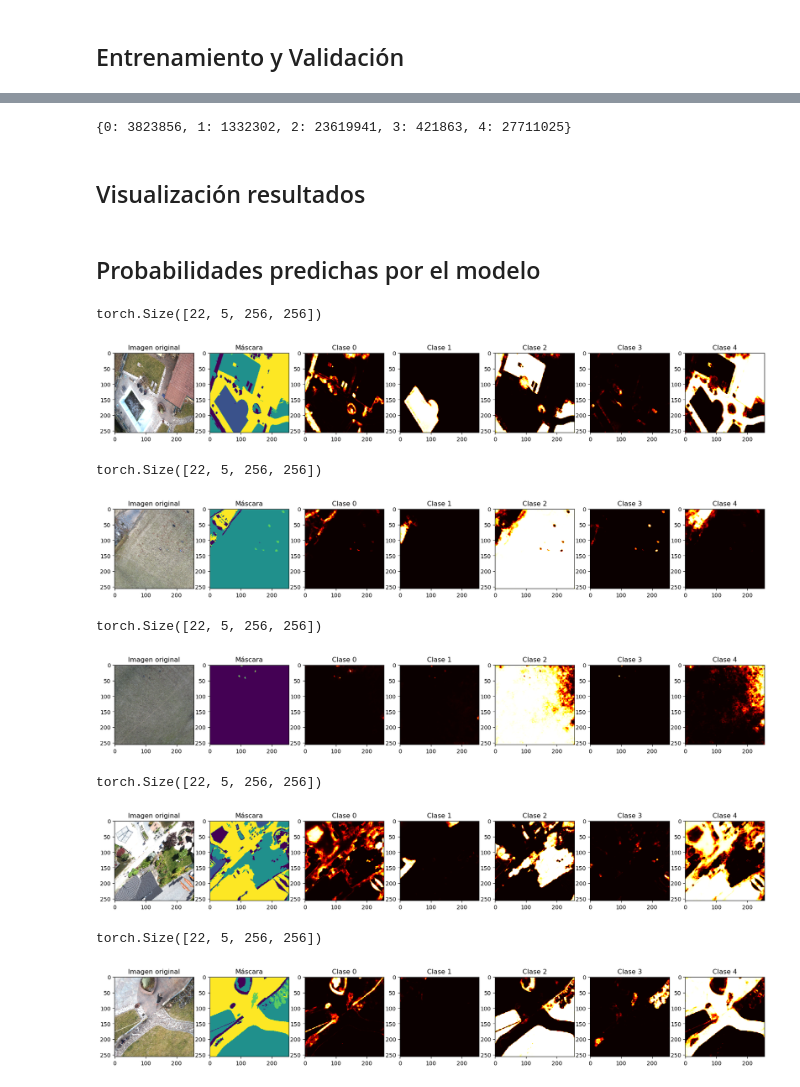
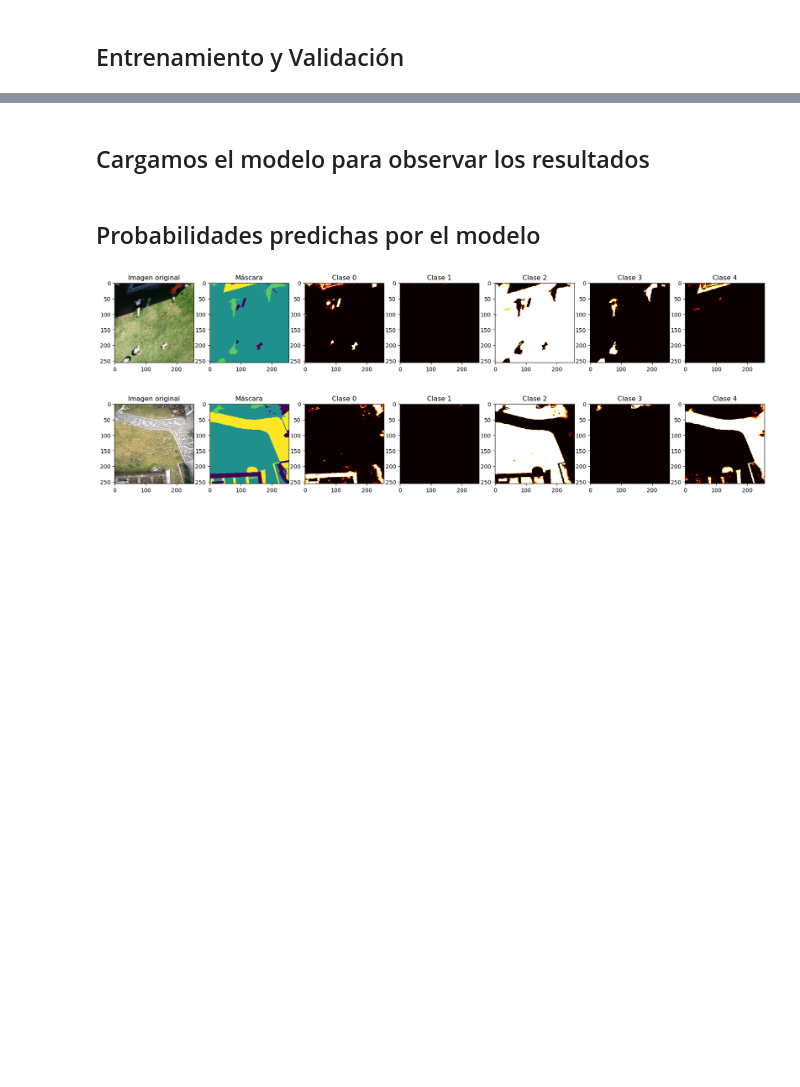
Before and after one commit to CarlosM2807/TrabajoFindeGrado2023-2024, a Jupyter notebook: new_tfg.ipynb, the cells around one changed output, grey strips where cells are left out. Drawn from its saved outputs; the diff is of its cells as text; code cells hidden in the pictures; blank space fills up the shorter version.

```diff
--- a/new_tfg.ipynb
+++ b/new_tfg.ipynb
@@ -62,20 +88,0 @@ Tenemos  44  lotes de  22  imágenes para test
-# %%
-# Obtén el primer lote de datos del cargador de datos de entrenamiento
-imagenes, mascaras = next(iter(train_loader))
-
-# Selecciona la primera imagen y máscara del lote
-imagen = imagenes[0]
-mascara = mascaras[0]
-
-print(imagen.size())
-print(mascara.size())
-
-# Ahora puedes visualizar la imagen y la máscara con imshow()
-plt.figure(figsize=(12, 6))
-plt.subplot(1, 2, 1)
-plt.imshow(imagen)
-plt.title('Imagen')
-plt.subplot(1, 2, 2)
-plt.imshow(mascara, cmap='gray')
-plt.title('Máscara')
-plt.show()
@@ -226,0 +342,16 @@ El tiempo de entrenamiento del modelo son:  939.8690075119337  minutos
+# %%
+# Crear una figura y un eje
+fig, ax = plt.subplots()
+
+# Trazar los learning rates
+ax.plot(total_losses)
+
+# Establecer el título y las etiquetas de los ejes
+ax.set_title('Evolución de la Pérdida durante el entrenamiento')
+ax.set_xlabel('Iteración')
+ax.set_ylabel('Pérdida de entrenamiento')
+
+plt.savefig('metrics/loss_train/last_try.png')
+
+# Mostrar la gráfica
+plt.show()
@@ -249,6 +414,2 @@ plt.show()
-# %%
-correctos_mejor
-# %% [output]
-{0: 3823856, 1: 1332302, 2: 23619941, 3: 421863, 4: 27711025}
 # %% [markdown]
-## Visualización resultados
+## Cargamos el modelo para observar los resultados
@@ -257,7 +416,7 @@ import torch.nn.functional as function
 # %%
-ruta_modelo = "models/prueba_buena.pth"
+ruta_modelo = "models/last_try.pth"
 
-modelo = torch.load(ruta_modelo)
+modelo = torch.load(ruta_modelo, map_location=torch.device('cpu'))
 # %% [markdown]
 ## Probabilidades predichas por el modelo
 # %%
@@ -282,42 +441,34 @@ for batch_idx, (imagenes, mascaras) in enumerate(test_loader):
         outputs = modelo(imagenes)
         #print(outputs.size())
 
     # Aplica la función softmax para obtener las probabilidades
     probabilities = torch.softmax(outputs, dim=1)
-    print(probabilities.size())
+    #print(probabilities.size())
 
     # Crea una figura con subplots en una sola línea
     fig, axs = plt.subplots(1, 7, figsize=(21, 3))  # Ajusta el tamaño de la figura según sea necesario
 
     # Muestra la imagen original
     axs[0].imshow(imagenes2[0].cpu().numpy())
     axs[0].set_title("Imagen original")
 
     # Muestra la máscara
     axs[1].imshow(mascaras[0].cpu().numpy())
     axs[1].set_title("Máscara")
 
     # Muestra las probabilidades para cada clase
     for i in range(5):
         axs[i+2].imshow(probabilities[0, i].cpu().numpy(), cmap='hot', interpolation='nearest')
         axs[i+2].set_title(f"Clase {i}")
 
 
     stop_img += 1
 
-    if(stop_img == 5):
+    if(stop_img == 2):
         break
 
     # Muestra la figura
     plt.show()
 # %% [output]
-torch.Size([22, 5, 256, 256])
-[figure, old version]
+[figure, new version]
-torch.Size([22, 5, 256, 256])
-[figure, old version]
+[figure, new version]
-torch.Size([22, 5, 256, 256])
-[figure, removed]
-torch.Size([22, 5, 256, 256])
-[figure, removed]
-torch.Size([22, 5, 256, 256])
-[figure, removed]
```
Also changed, not shown: parts of 77 cells of this notebook, 36 other files.
